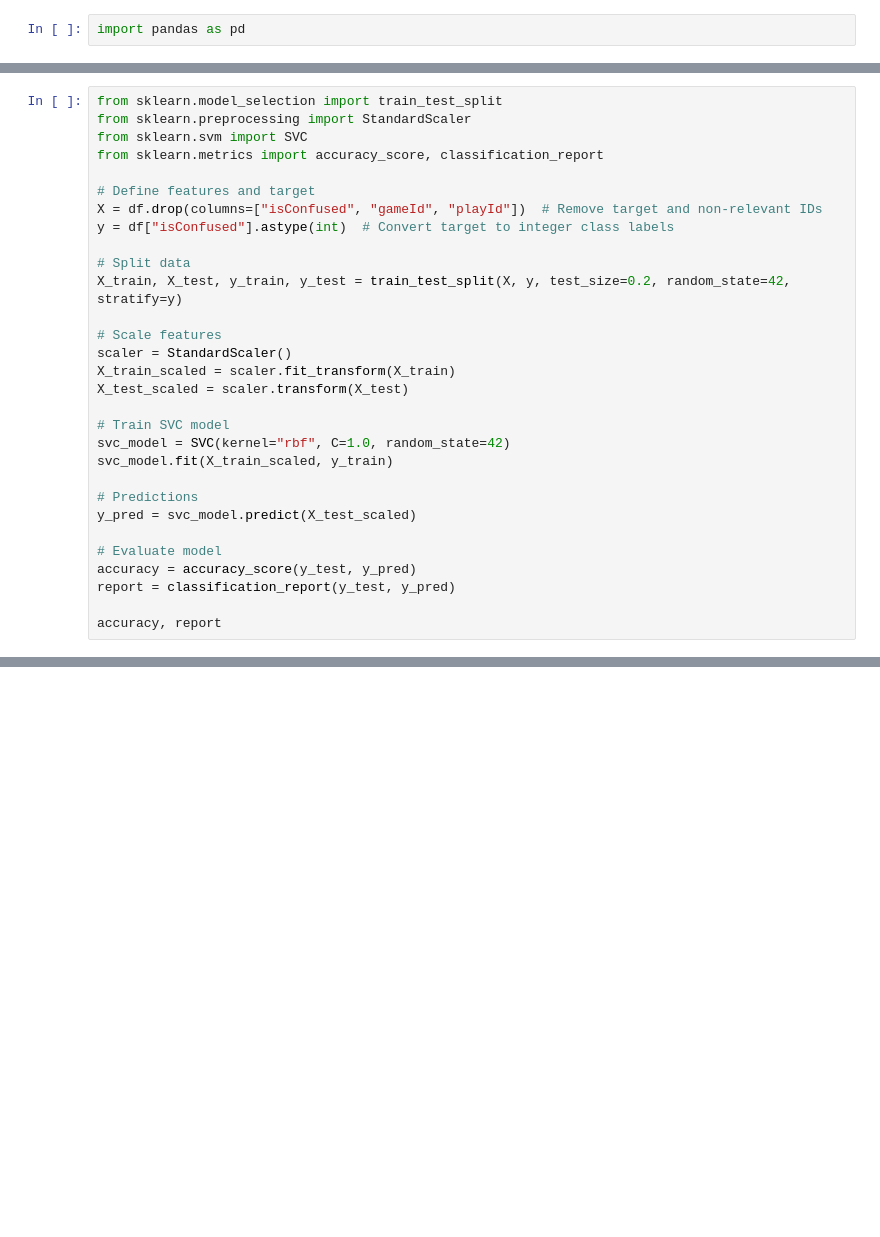
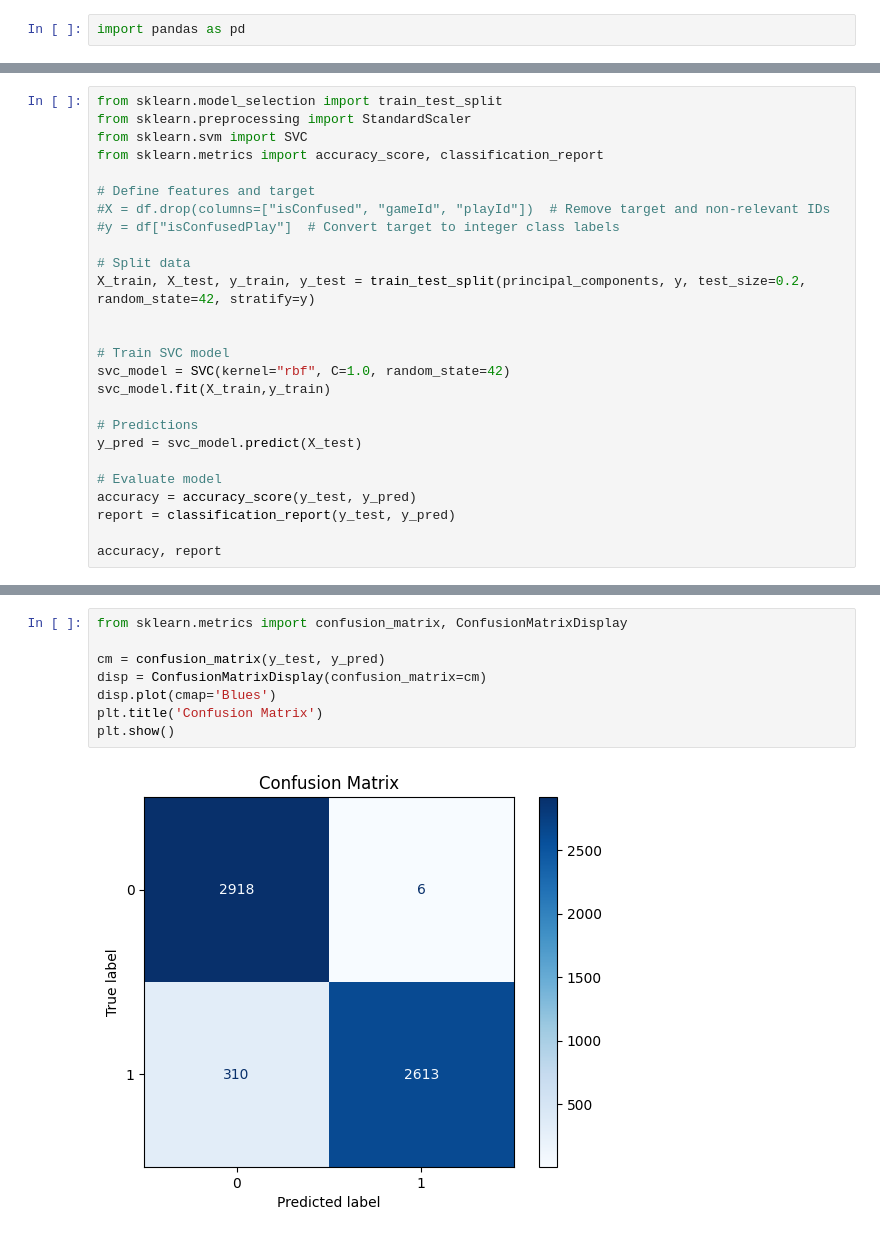
Before and after one commit to NFL-Data-Bowl/nfl-data-bowl, a Jupyter notebook: Code/Modeling/SVC.ipynb, the cells around one changed output, grey strips where cells are left out. Drawn from its saved outputs; the diff is of its cells as text; blank space fills up the shorter version.

```diff
--- a/Code/Modeling/SVC.ipynb
+++ b/Code/Modeling/SVC.ipynb
@@ -141,23 +91,19 @@ from sklearn.svm import SVC
 from sklearn.metrics import accuracy_score, classification_report
 
 # Define features and target
-X = df.drop(columns=["isConfused", "gameId", "playId"])  # Remove target and non-relevant IDs
-y = df["isConfused"].astype(int)  # Convert target to integer class labels
+#X = df.drop(columns=["isConfused", "gameId", "playId"])  # Remove target and non-relevant IDs
+#y = df["isConfusedPlay"]  # Convert target to integer class labels
 
 # Split data
-X_train, X_test, y_train, y_test = train_test_split(X, y, test_size=0.2, random_state=42, stratify=y)
+X_train, X_test, y_train, y_test = train_test_split(principal_components, y, test_size=0.2, random_state=42, stratify=y)
 
-# Scale features
-scaler = StandardScaler()
-X_train_scaled = scaler.fit_transform(X_train)
-X_test_scaled = scaler.transform(X_test)
 
 # Train SVC model
 svc_model = SVC(kernel="rbf", C=1.0, random_state=42)
-svc_model.fit(X_train_scaled, y_train)
+svc_model.fit(X_train,y_train)
 
 # Predictions
-y_pred = svc_model.predict(X_test_scaled)
+y_pred = svc_model.predict(X_test)
 
 # Evaluate model
 accuracy = accuracy_score(y_test, y_pred)
@@ -227,0 +141,10 @@ plt.show()
+# %%
+from sklearn.metrics import confusion_matrix, ConfusionMatrixDisplay
+
+cm = confusion_matrix(y_test, y_pred)
+disp = ConfusionMatrixDisplay(confusion_matrix=cm)
+disp.plot(cmap='Blues')
+plt.title('Confusion Matrix')
+plt.show()
+# %% [output]
+[figure, added]
```
Also changed, not shown: parts of 36 cells of this notebook, 1 other file.
